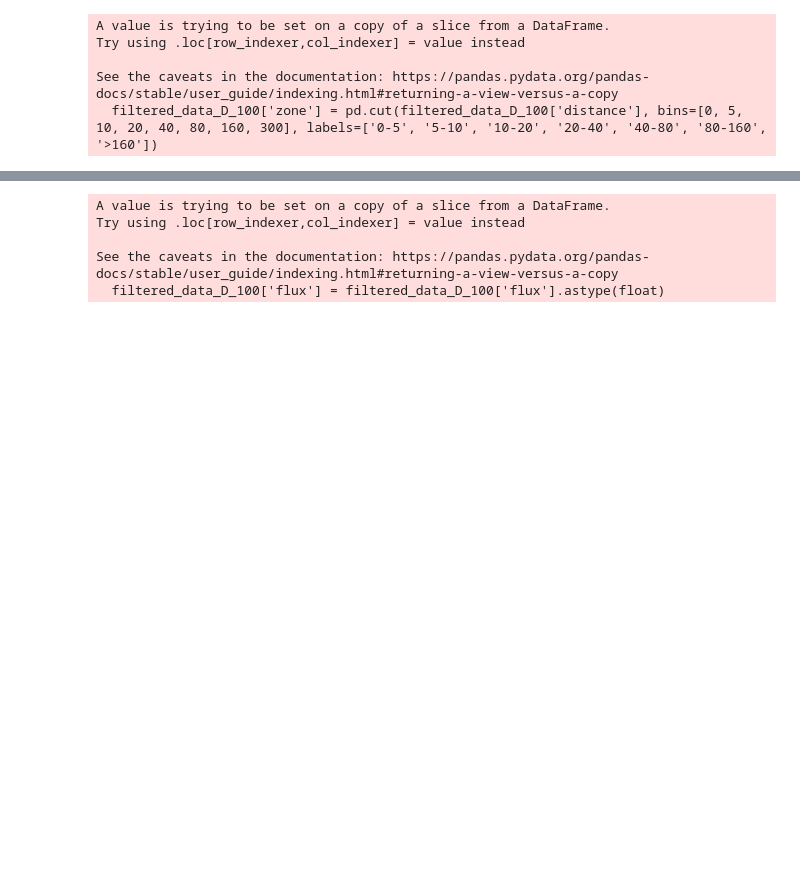
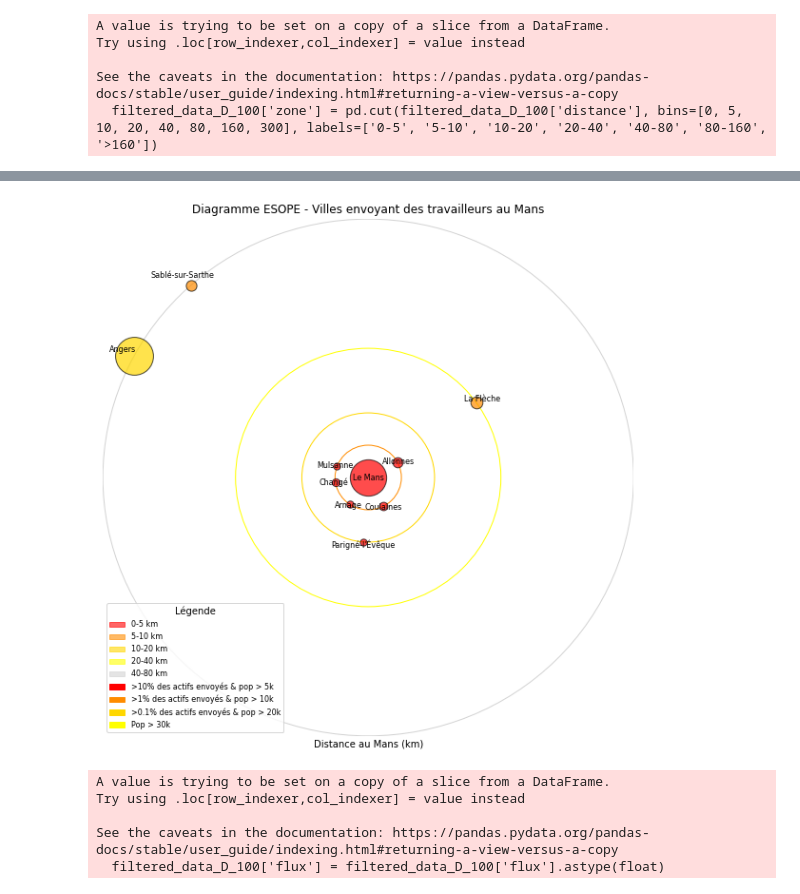
Before and after one commit to MaxelieG/SOMS, a Jupyter notebook: Histogram.ipynb, the cells around one changed output, grey strips where cells are left out. Cells and saved outputs as stored; diff of their text form; code cells hidden in the pictures; blank space fills up the shorter version.

Commit message:
esope

```diff
--- a/Histogram.ipynb
+++ b/Histogram.ipynb
@@ -364,0 +376,89 @@ filtered_data_D_100.sort_values(by='flux', ascending=False).head(10)
+# %%
+import numpy as np
+import matplotlib.pyplot as plt
+import matplotlib.patches as mpatches
+
+# Définition des anneaux de distance
+distance_bins = ["0-5", "5-10", "10-20", "20-40", "40-80", "80-160", ">160"]
+distance_values = [0, 10, 20, 40, 80]  # Seuls 5 cercles sont utilisés
+colors_rings = ['red', 'darkorange', 'gold', 'yellow', 'lightgray']  # Couleurs des anneaux
+
+# Calcul des parts de travailleurs envoyés à Nice
+filtered_data_D_100["part_travailleurs"] = filtered_data_D_100["flux"] / filtered_data_D_100["actifs_O"]
+
+# Catégorisation des villes selon leur part de travailleurs
+def categoriser_flux(row):
+    part = row["part_travailleurs"]
+    pop = row["PTOT_O"]  # Population de la ville d'origine
+
+    if part > 0.10 and pop > 5000:
+        return 'red'
+    elif part > 0.01 and pop > 10000:
+        return 'darkorange'
+    elif part > 0.001 and pop > 20000:
+        return 'gold'
+    elif pop > 30000:
+        return 'yellow'
+    return np.nan  # Si aucun critère n'est rempli
+
+# Appliquer la fonction de catégorisation
+filtered_data_D_100["color"] = filtered_data_D_100.apply(categoriser_flux, axis=1)
+flux_table4 = filtered_data_D_100.dropna(subset=["color"])  # Supprime les villes sans couleur attribuée
+
+# Associer chaque distance_category à sa valeur numérique, en limitant à 80 km pour >80 km
+category_to_distance = {cat: dist for cat, dist in zip(distance_bins, distance_values)}
+category_to_distance["80-160"] = 80  # On force ces villes à 80 km
+category_to_distance[">160"] = 80  # Idem pour celles à plus de 160 km
+
+filtered_data_D_100["distance"] = filtered_data_D_100["zone"].map(category_to_distance)
+
+# Création de la figure
+fig, ax = plt.subplots(figsize=(10, 10))
+
+# Tracé des anneaux de distance
+legend_patches = []  # Pour la légende
+for i, dist in enumerate(distance_values):
+    ring = plt.Circle((0, 0), dist, color=colors_rings[i], fill=False, linewidth=1)
+    ax.add_patch(ring)
+    legend_patches.append(mpatches.Patch(color=colors_rings[i], label=f"{distance_bins[i]} km", alpha=0.6))
+
+# Ajout des villes sur les cercles
+for _, row in flux_table4.iterrows():
+    distance = row["distance"]
+    angle = np.random.uniform(0, 3 * np.pi)  # Angle aléatoire pour disperser les points sur le cercle
+    x = distance * np.cos(angle)
+    y = distance * np.sin(angle)
+
+    ax.scatter(x, y,
+               s=row["PTOT_O"] / 100,  # Ajuster la taille des cercles
+               color=row["color"], edgecolor='black', alpha=0.7)
+
+    # Positionner le texte légèrement à l'extérieur du cercle
+    label_x = x * 1.05
+    label_y = y * 1.05
+    ax.text(label_x, label_y, row["nomcom_O"], fontsize=8, ha='center', va='center')
+
+# Ajouter une légende pour les villes sélectionnées
+city_legend_patches = [
+    mpatches.Patch(color='red', label=">10% des actifs envoyés & pop > 5k"),
+    mpatches.Patch(color='darkorange', label=">1% des actifs envoyés & pop > 10k"),
+    mpatches.Patch(color='gold', label=">0.1% des actifs envoyés & pop > 20k"),
+    mpatches.Patch(color='yellow', label="Pop > 30k"),
+]
+
+# Ajouter la légende des distances et des villes
+ax.legend(handles=legend_patches + city_legend_patches, loc="lower left", fontsize=8, title="Légende")
+
+# Configuration du graphique
+ax.set_xlim(-distance_values[-1], distance_values[-1])
+ax.set_ylim(-distance_values[-1], distance_values[-1])
+ax.set_xlabel("Distance au Mans (km)")
+ax.set_ylabel("")
+ax.set_title("Diagramme ESOPE - Villes envoyant des travailleurs au Mans")
+ax.set_xticks([])
+ax.set_yticks([])
+ax.set_frame_on(False)
+
+# Affichage
+plt.show()
+# %% [output]
@@ -365,3 +480,4 @@ filtered_data_D_100.sort_values(by='flux', ascending=False).head(10)
+[figure, added]
 # %%
 
 # Ensure the 'flux' column is in float format
```
Also changed, not shown: parts of 12 cells of this notebook, 2 other files.
